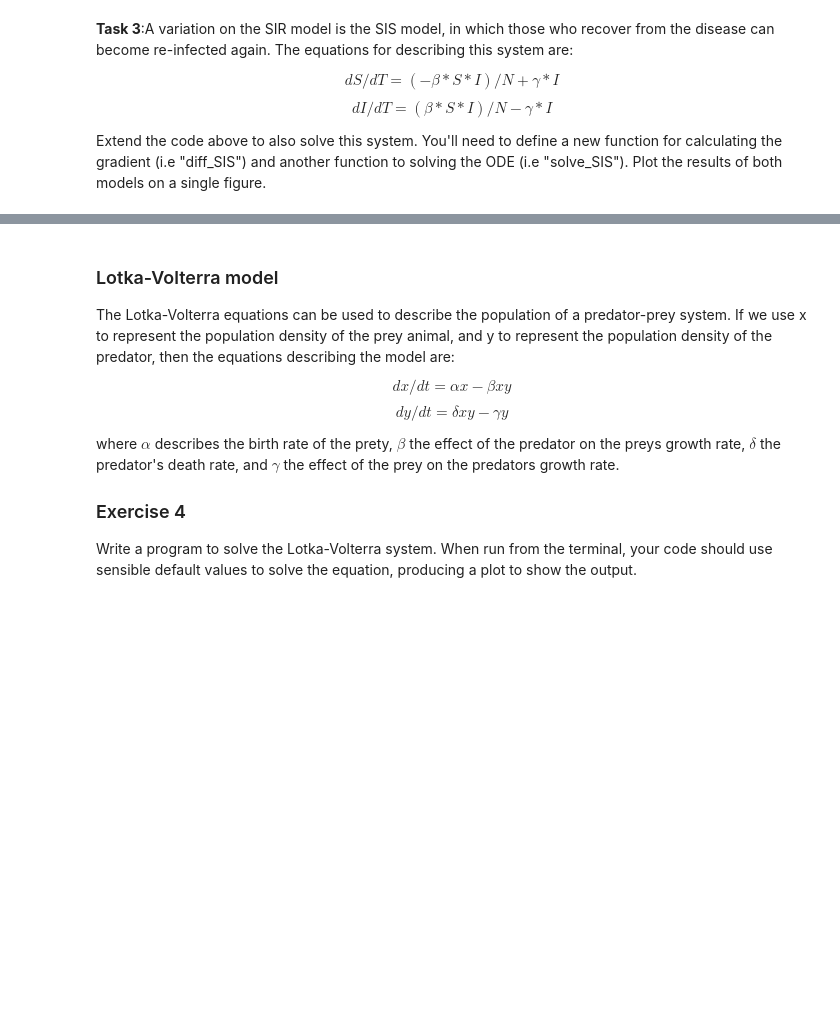
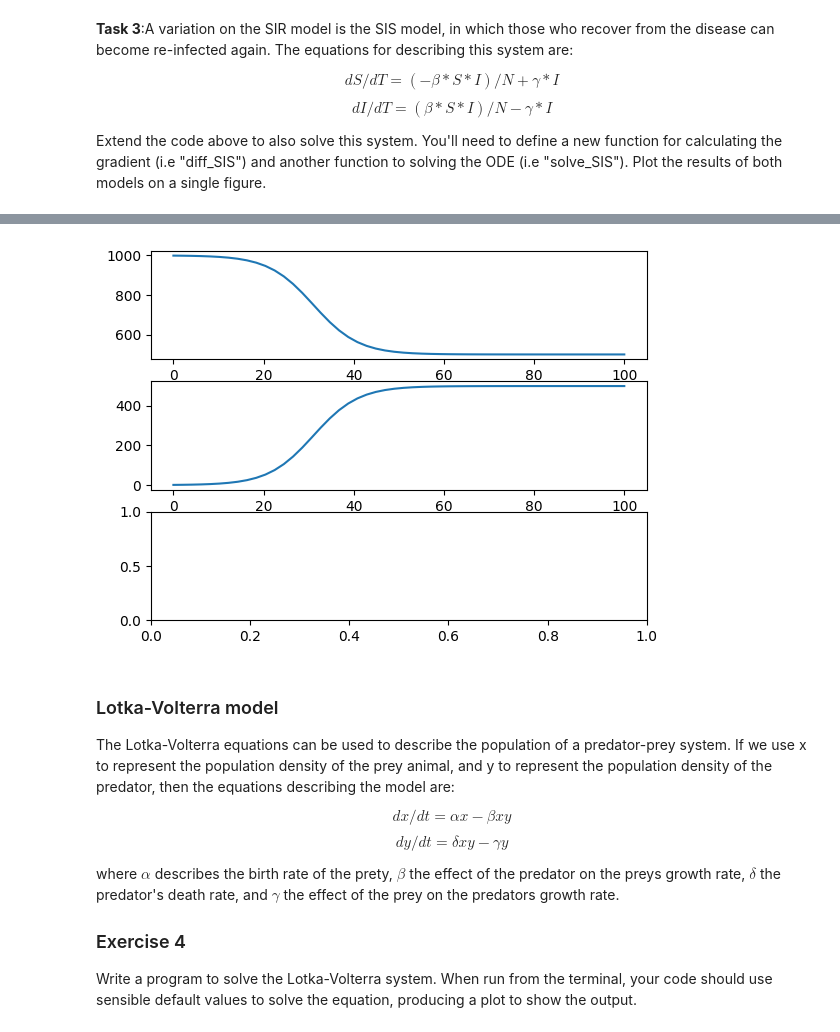
Before and after one commit to engmaths/SEMT10002_2024, a Jupyter notebook: weekly_labs/Week_14_numpy/Numpy, Scipy.ipynb, the cells around one changed output, grey strips where cells are left out. Cells and saved outputs as stored; diff of their text form; code cells hidden in the pictures; blank space fills up the shorter version.

```diff
--- a/weekly_labs/Week_14_numpy/Numpy, Scipy.ipynb
+++ b/weekly_labs/Week_14_numpy/Numpy, Scipy.ipynb
@@ -527,3 +582,92 @@ $$dS/dT = (-\beta * S * I) / N + \gamma * I$$
 $$dI/dT = (\beta * S * I) / N - \gamma * I$$
 
 Extend the code above to also solve this system. You'll need to define a new function for calculating the gradient (i.e "diff_SIS") and another function to solving the ODE (i.e "solve_SIS"). Plot the results of both models on a single figure.
+# %%
+import matplotlib.pyplot as plt
+from scipy.integrate import odeint
+import numpy as np
+
+#Let's use a population of 1000 people
+N = 1000
+#S represents the number of susceptible people; we'll start our model with one infected, with means S=N-1
+S = N-1
+#I represents the number of infected people; we'll leave start this at one.
+I = 1
+#R represents the number of people removed (either due to recovery or death). We start this at zero.
+R = 0
+
+def diff_sis(sis, t, beta, gamma):
+	dsdt = (-beta*sis[0]*sis[1])/N+gamma*sis[1]
+	didt = (beta*sis[0]*sis[1])/N-gamma*sis[1]
+	grad = [dsdt, didt]
+	return grad
+
+
+
+
+def diff_sir(sir, t, beta, gamma):
+
+	'''
+	Calculates the gradient for an SIR model of disease spread
+	Inputs:
+		sir: state of the system, with sir[0] = number susceptible
+									   sir[1] = number infected
+									   sir[2] = number recovered
+		t: current time- not used here, but odeint expects to pass this argument so we must include it
+		beta: the rate at which the virus spreads
+		gamma: the rate at which people are removed due to the virus
+	Outputs:
+		the gradient of the SIR model
+	'''
+
+	dsdt = (-beta*sir[0] * sir[1])/N
+	didt = (beta*sir[0]*sir[1])/N - (gamma * sir[1])
+	drdt = gamma * sir[1]
+
+	grad = [dsdt, didt, drdt]
+
+	return grad
+
+def solve_sir(sir0, t_max, beta, gamma):
+	'''
+	Solves an SIR model using odeint.
+	'''
+
+	t = np.linspace(0, t_max)
+	sir = odeint(diff_sir, sir0, t, (beta, gamma))
+
+
+	return sir, t
+
+def solve_sis(sis0, t_max, beta, gamma):
+	t = np.linspace(0,t_max)
+	sis = odeint(diff_sis,sis0, t, (beta, gamma))
+	return sis, t
+
+def plot_sir(t, data):
+
+	fig = plt.figure()
+	ax1 = fig.add_subplot(311)
+	ax1.plot(t, data[:, 0], label='S(t)')
+	ax2 = fig.add_subplot(312)
+	ax2.plot(t, data[:, 1], label='I(t)')
+	ax3 = fig.add_subplot(313)
+	ax3.plot(t, data[:, 2], label='R(t)')
+	plt.tight_layout()
+
+def main():
+
+	#Set values for model parameters here.
+	beta = 0.4
+	gamma = 0.2
+	#Let's solve for 100 time steps
+	t_max = 100
+	#Create a tuple to represent the initial conditions
+	sir0 = (S, I)
+	#Solve the model
+	sir, t = solve_sis(sir0, t_max, beta, gamma)
+	#Plot the results
+	plot_sir(t, sir)
+
+main()
+# %% [output]
@@ -530,3 +675,4 @@ Extend the code above to also solve this system. You'll need to define a new fun
+[figure, added]
 # %% [markdown]
 <h3> Lotka-Volterra model</h3>
 
```
Also changed, not shown: parts of 7 cells of this notebook, 1 other file.
